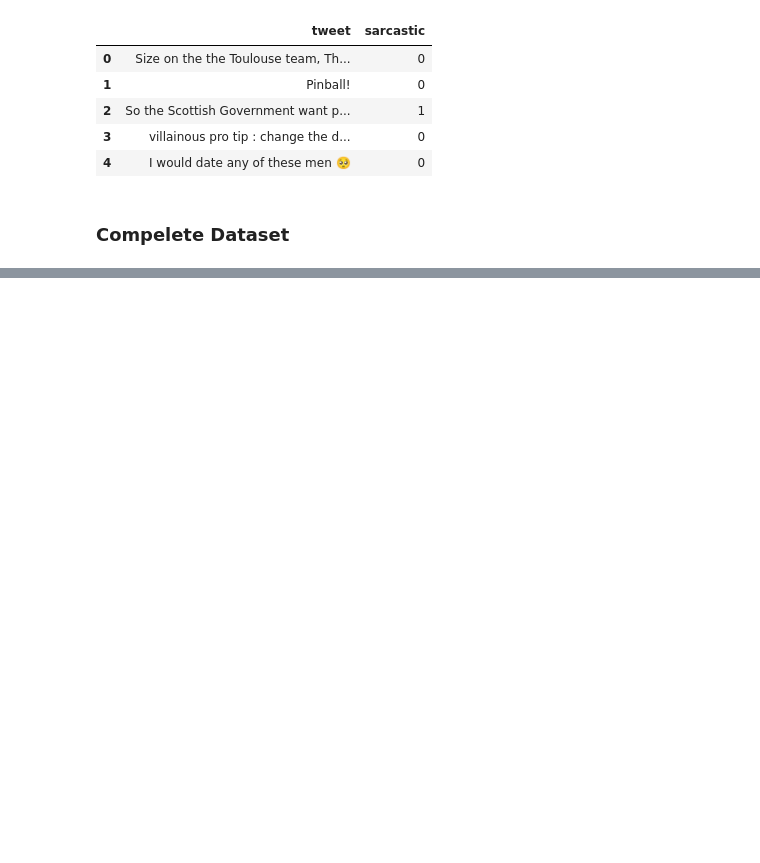
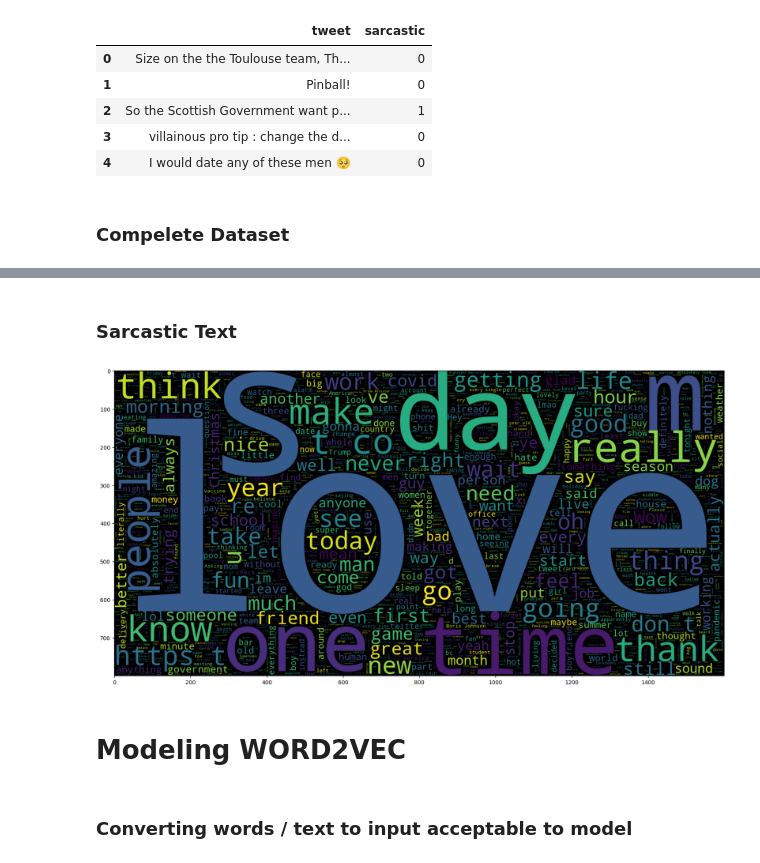
Before and after one commit to JonathanSuryaS/Sarcasm-Detection, a Jupyter notebook: main2.ipynb, the cells around one changed output, grey strips where cells are left out. Drawn from its saved outputs; the diff is of its cells as text; code cells hidden in the pictures; blank space fills up the shorter version.

```diff
--- a/main2.ipynb
+++ b/main2.ipynb
@@ -52,3 +50,7 @@ test_data.head()
 | 4 | I would date any of these men 🥺 | 0 |
 # %% [markdown]
 ### Compelete Dataset
+# %%
+data = pd.concat([train_data, test_data], axis=0)
+data.reset_index(drop=True, inplace=True)
+data.head()
@@ -54,0 +74,4 @@ test_data.head()
+# %%
+stopword = set(stopwords.words('english'))
+punctuation = list(string.punctuation)
+stopword.update(punctuation)
@@ -54,0 +150,13 @@ test_data.head()
+# %% [markdown]
+### Sarcastic Text
+# %%
+plt.figure(figsize = (20,20)) # Text that is Not Sarcastic
+wc = WordCloud(max_words = 2000 , width = 1600 , height = 800).generate(" ".join(data[data.sarcastic == 1].tweet))
+plt.imshow(wc , interpolation = 'bilinear')
+plt.show()
+# %% [output]
+[figure, added]
+# %% [markdown]
+# Modeling WORD2VEC
+# %% [markdown]
+### Converting words / text to input acceptable to model
```
Also changed, not shown: parts of 28 cells of this notebook.
